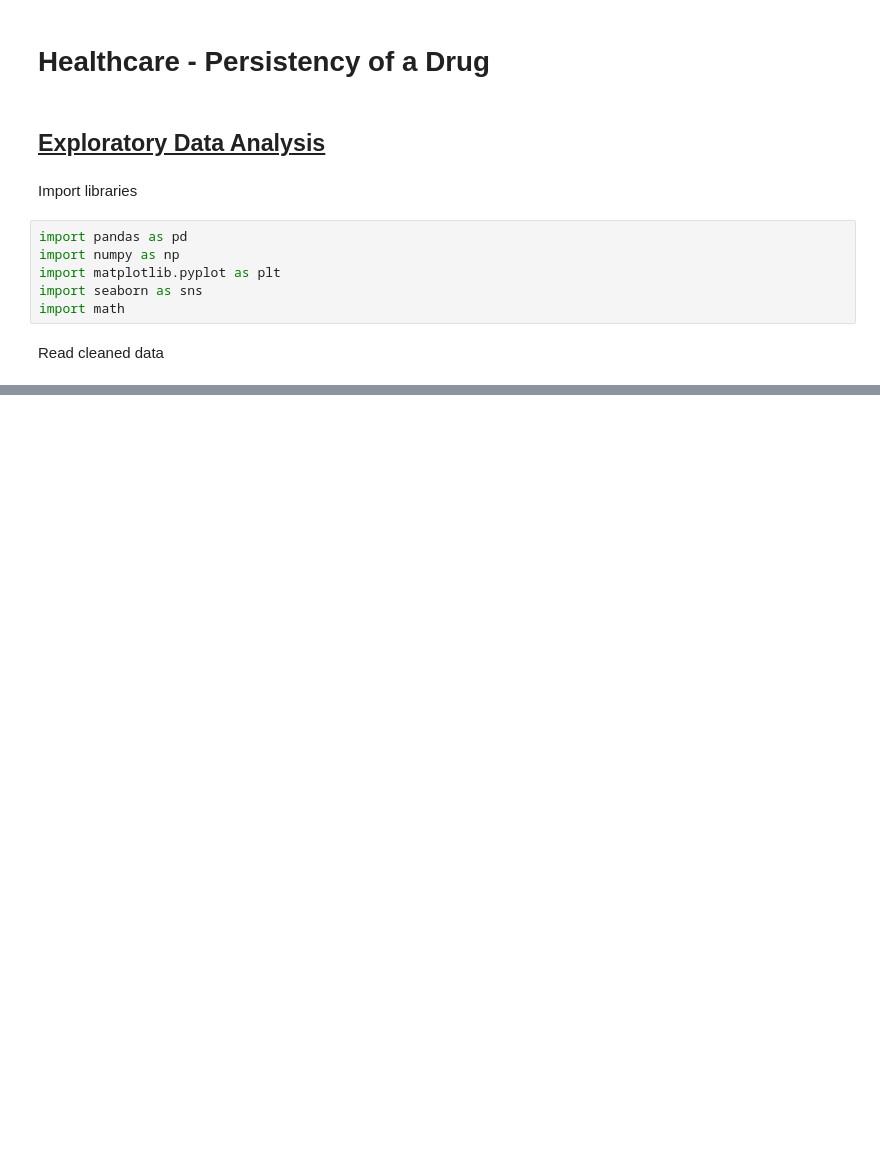
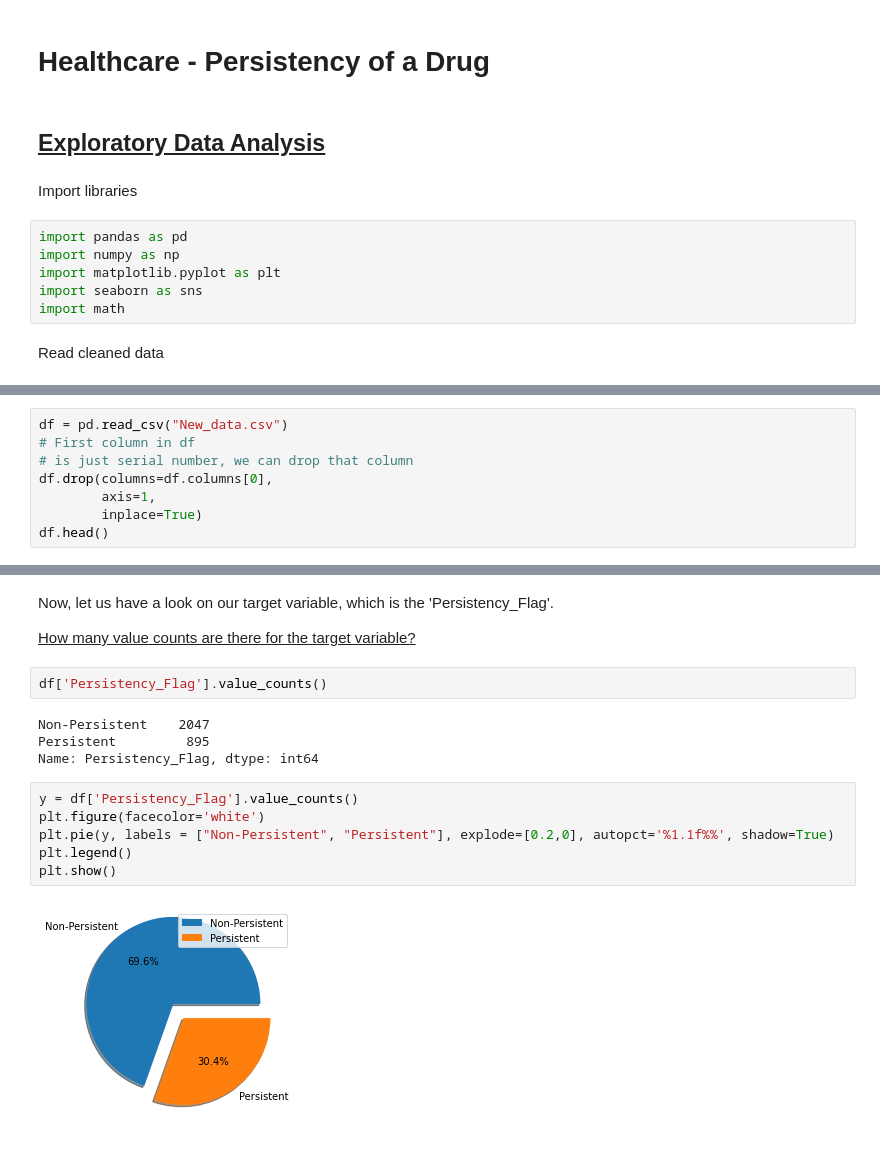
Before and after one commit to Soniyasunny1/7_week7, a Jupyter notebook: week_10/2_EDA.ipynb, the cells around one changed output, grey strips where cells are left out. Drawn from its saved outputs; the diff is of its cells as text; blank space fills up the shorter version.

```diff
--- a/week_10/2_EDA.ipynb
+++ b/week_10/2_EDA.ipynb
@@ -25,0 +15,8 @@ df2.head()
+# %%
+df = pd.read_csv("New_data.csv")
+# First column in df
+# is just serial number, we can drop that column
+df.drop(columns=df.columns[0],
+        axis=1,
+        inplace=True)
+df.head()
@@ -25,0 +120,20 @@ df2.head()
+# %% [markdown]
+Now, let us have a look on our target variable, which is the 'Persistency_Flag'.
+
+
+
+<u>How many value counts are there for the target variable?</u>
+# %%
+df['Persistency_Flag'].value_counts()
+# %% [output]
+Non-Persistent    2047
+Persistent         895
+Name: Persistency_Flag, dtype: int64
+# %%
+y = df['Persistency_Flag'].value_counts()
+plt.figure(facecolor='white')
+plt.pie(y, labels = ["Non-Persistent", "Persistent"], explode=[0.2,0], autopct='%1.1f%%', shadow=True)
+plt.legend()
+plt.show()
+# %% [output]
+[figure, added]
```
Also changed, not shown: parts of 25 cells of this notebook, 2 other files.
